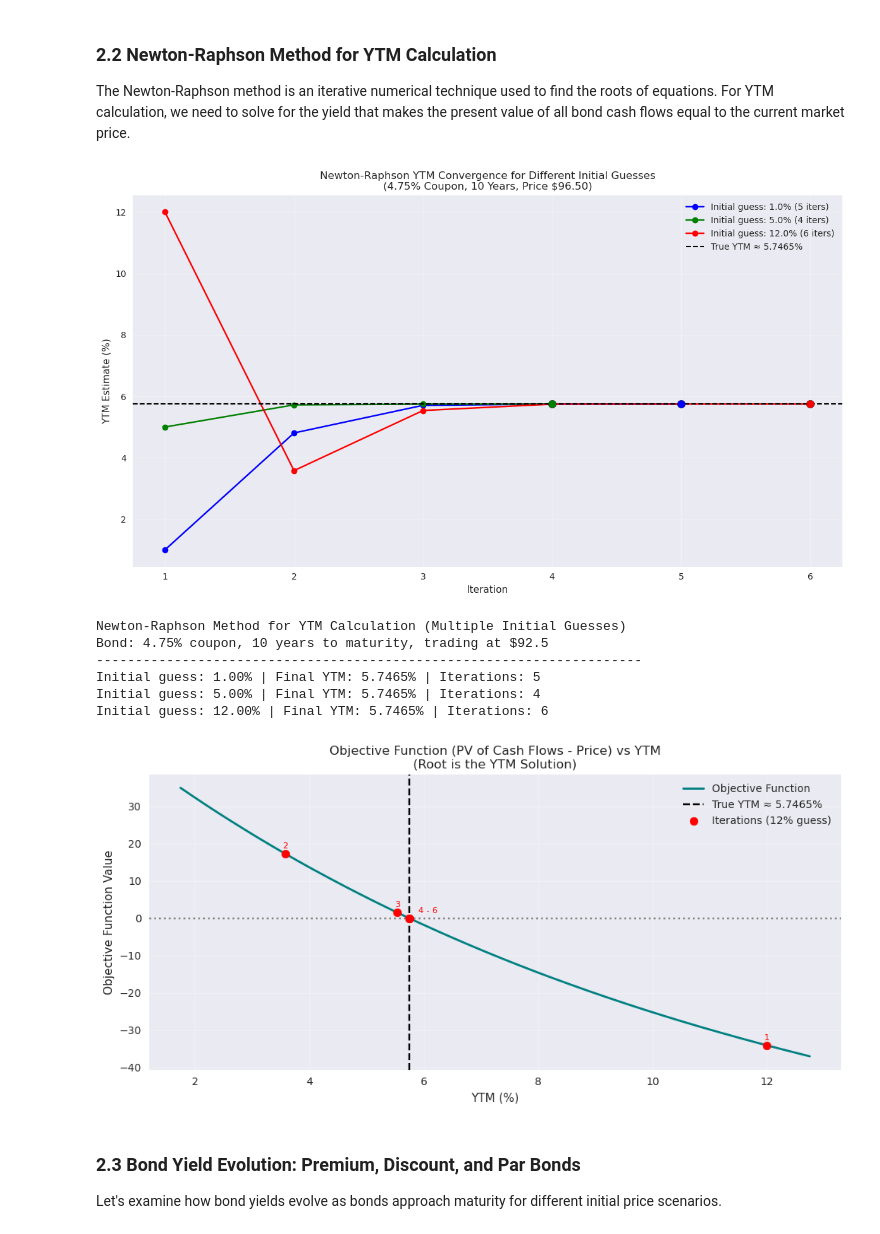
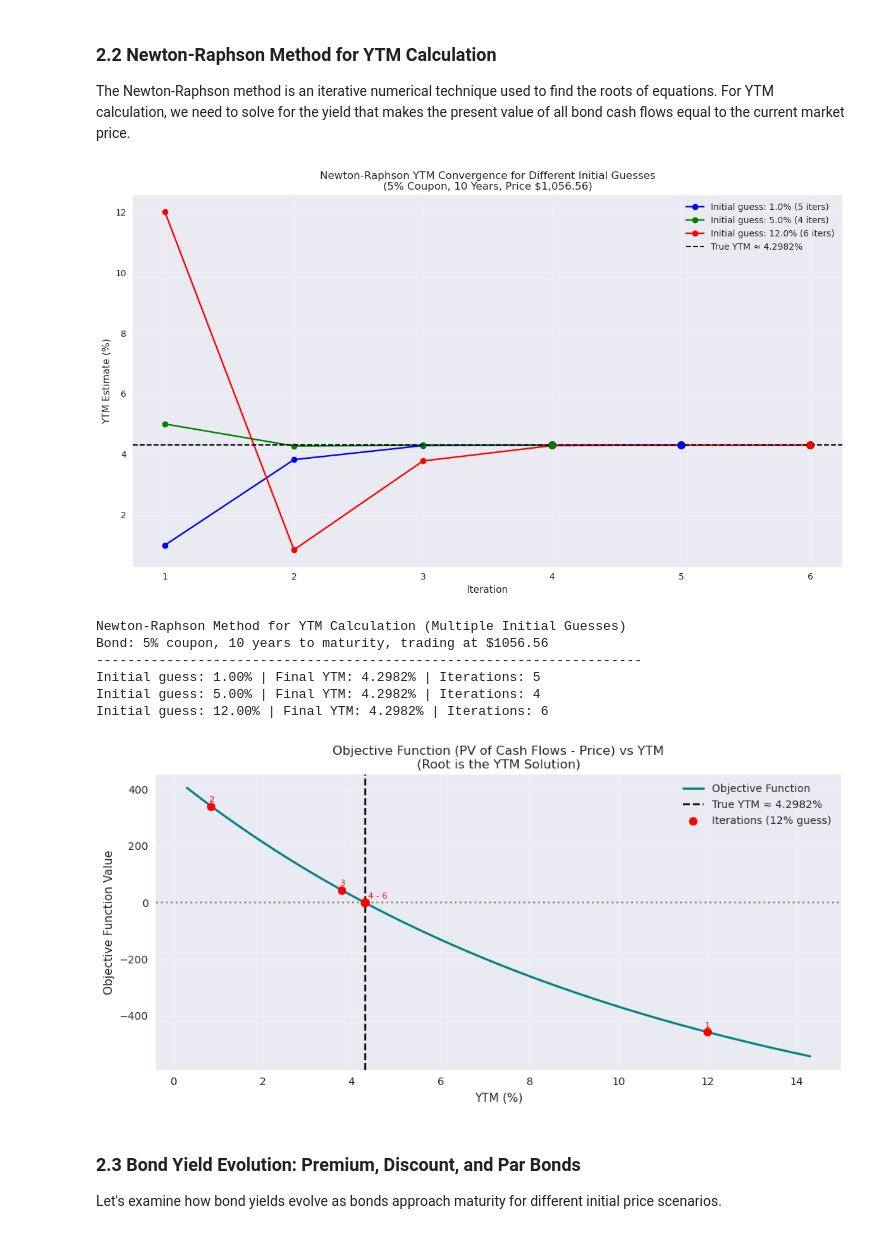
Before and after one commit to rtrimble13/tb-notebooks, a Jupyter notebook: src/202506_bonds_202.ipynb, the cells around one changed output. Saved outputs shown, nothing was run; the diff lists cells and outputs as text; code cells hidden in the pictures.

```diff
--- a/src/202506_bonds_202.ipynb
+++ b/src/202506_bonds_202.ipynb
@@ -485,10 +516,10 @@ def ytm_newton_raphson_detailed(coupon_rate, years_to_maturity, current_price, p
     return ytm * 100, iterations
 
 # Demonstrate Newton-Raphson for YTM calculation with multiple initial guesses
-coupon_rate = 4.75
+coupon_rate = 5 #4.75
 years_to_maturity = 10
-current_price = 92.50
-par_value = 100
+current_price = 1056.56 #92.50
+par_value = 1000 #100
 
 # First, estimate the 'true' YTM using a reasonable guess
 true_ytm, _ = ytm_newton_raphson_detailed(
@@ -522,7 +553,7 @@ for idx, (guess, color, label) in enumerate(zip(initial_guesses, colors, labels)
 plt.axhline(y=true_ytm, color='black', linestyle='--', linewidth=1.5, label=f"True YTM ≈ {true_ytm:.4f}%")
 plt.xlabel('Iteration')
 plt.ylabel('YTM Estimate (%)')
-plt.title('Newton-Raphson YTM Convergence for Different Initial Guesses\n(4.75% Coupon, 10 Years, Price $96.50)')
+plt.title('Newton-Raphson YTM Convergence for Different Initial Guesses\n(5% Coupon, 10 Years, Price $1,056.56)')
 plt.legend()
 plt.grid(True, alpha=0.3)
 plt.tight_layout()
@@ -548,48 +579,48 @@ def ytm_objective(ytm, coupon_rate, years_to_maturity, current_price, par_value=
     return bond_ytm_equation(ytm, coupon_rate, years_to_maturity, current_price, par_value, frequency)
 
 # Range of YTM values around the true YTM (in decimal, not percent)
-ytms_range = np.linspace(true_ytm/100 - 0.04, true_ytm/100 + 0.07, 200)
+ytms_range = np.linspace(true_ytm/100 - 0.04, true_ytm/100 + 0.1, 200)
 objective_values = [ytm_objective(y, coupon_rate, years_to_maturity, current_price, par_value) for y in ytms_range]
 
 plt.figure(figsize=(10, 5))
 plt.plot(ytms_range * 100, objective_values, color='teal', linewidth=2, label='Objective Function')
 plt.axvline(x=true_ytm, color='black', linestyle='--', label=f'True YTM ≈ {true_ytm:.4f}%')
 plt.axhline(y=0, color='gray', linestyle=':')
 
 # Add points for each iteration of the 12% initial guess scenario
 initial_guess_12 = 0.12
 ytm_result_12, iterations_12 = ytm_newton_raphson_detailed(
     coupon_rate=coupon_rate,
     years_to_maturity=years_to_maturity,
     current_price=current_price,
     par_value=par_value,
     initial_guess=initial_guess_12
 )
 iter_ytms = [it['ytm']/100 for it in iterations_12]
 iter_obj = [ytm_objective(y, coupon_rate, years_to_maturity, current_price, par_value) for y in iter_ytms]
 plt.scatter([y*100 for y in iter_ytms], iter_obj, color='red', s=60, zorder=5, label='Iterations (12% guess)')
 for i, (x, y) in enumerate(zip([y*100 for y in iter_ytms], iter_obj)):
     if i < 3:
-        plt.text(x, y+1, str(i+1), color='red', fontsize=8, ha='center', va='bottom')
+        plt.text(x, y+10, str(i+1), color='red', fontsize=8, ha='center', va='bottom')
     elif i == len(iter_ytms) - 1:
-        plt.text(x+0.5, y+1, f"4 - {i+1}", color='red', fontsize=8, ha='right', va='bottom')
+        plt.text(x+0.5, y+10, f"4 - {i+1}", color='red', fontsize=8, ha='right', va='bottom')
 
 plt.xlabel('YTM (%)')
 plt.ylabel('Objective Function Value')
 plt.title('Objective Function (PV of Cash Flows - Price) vs YTM\n(Root is the YTM Solution)')
 plt.grid(True, alpha=0.3)
 plt.legend()
 plt.tight_layout()
 plt.show()
 # %% [output]
-[figure, old version]
+[figure, new version]
 Newton-Raphson Method for YTM Calculation (Multiple Initial Guesses)
-Bond: 4.75% coupon, 10 years to maturity, trading at $92.5
+Bond: 5% coupon, 10 years to maturity, trading at $1056.56
 ----------------------------------------------------------------------
-Initial guess: 1.00% | Final YTM: 5.7465% | Iterations: 5
-Initial guess: 5.00% | Final YTM: 5.7465% | Iterations: 4
-Initial guess: 12.00% | Final YTM: 5.7465% | Iterations: 6
+Initial guess: 1.00% | Final YTM: 4.2982% | Iterations: 5
+Initial guess: 5.00% | Final YTM: 4.2982% | Iterations: 4
+Initial guess: 12.00% | Final YTM: 4.2982% | Iterations: 6
-[figure, old version]
+[figure, new version]
 # %% [markdown]
 ### 2.3 Bond Yield Evolution: Premium, Discount, and Par Bonds
 
```
Also changed, not shown: parts of 3 cells of this notebook.
